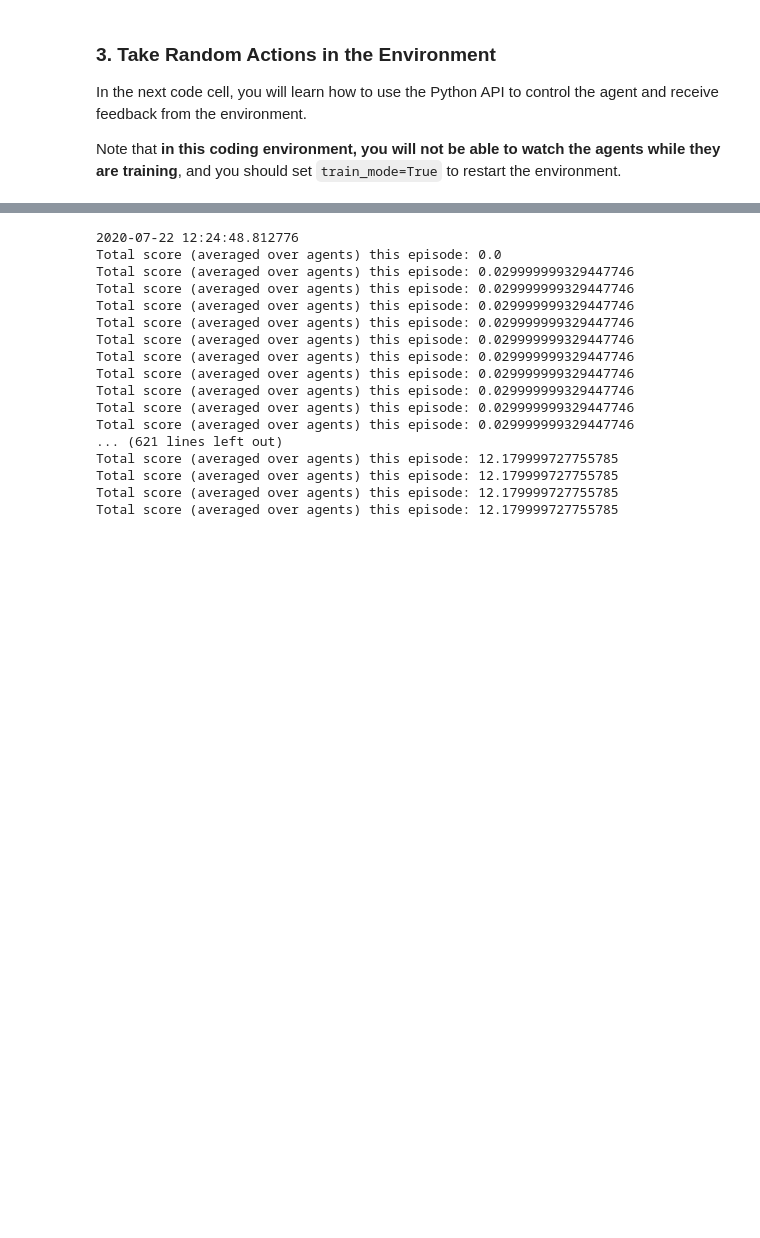
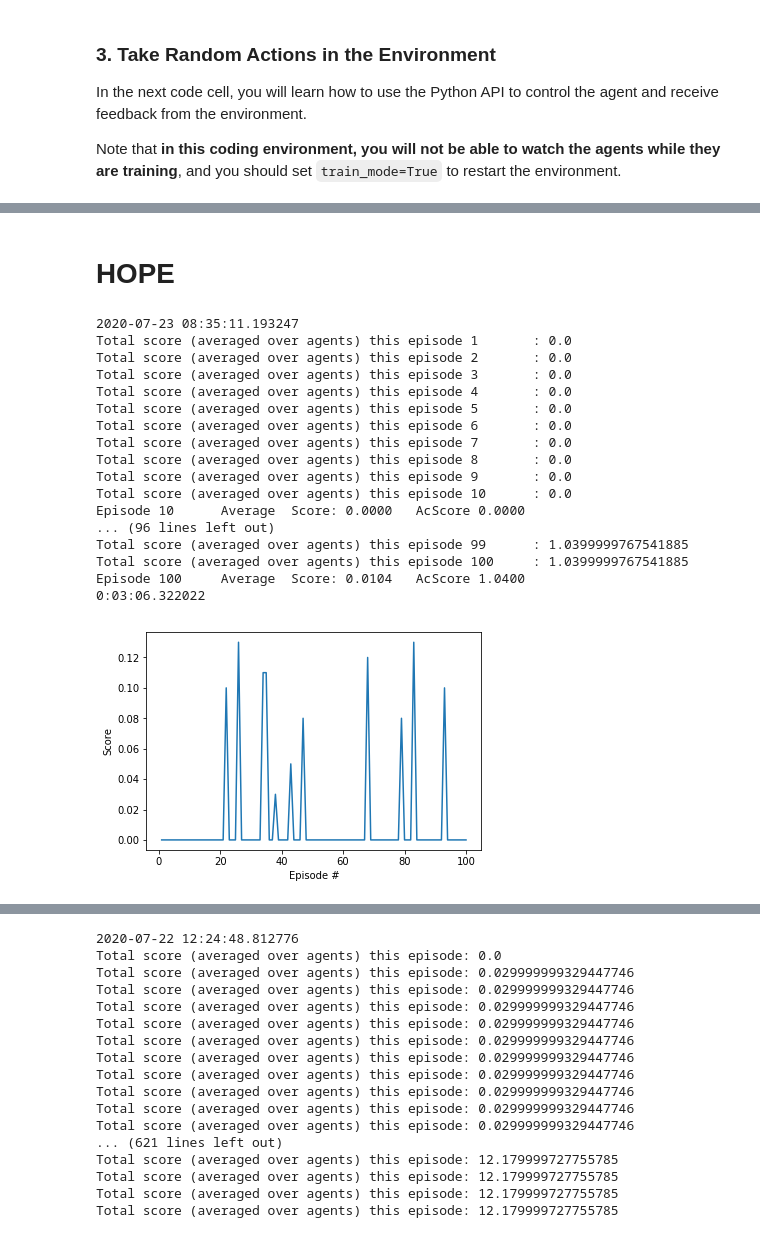
Before and after one commit to SENC/AIReacher, a Jupyter notebook: DDPG/Continuous_Control.ipynb, the cells around one changed output, grey strips where cells are left out. Drawn from its saved outputs; the diff is of its cells as text; code cells hidden in the pictures; blank space fills up the shorter version.

```diff
--- a/DDPG/Continuous_Control.ipynb
+++ b/DDPG/Continuous_Control.ipynb
@@ -95,0 +327,36 @@ print(reacherAI.critic_local)
+# %% [markdown]
+# HOPE
+# %%
+#Episode score reset to zero for new one and add value once done print each episode
+#SCORES - Episode print number,Avg score,and accumulate score updated in np.any(done)
+start = datetime.datetime.now()
+print (start)
+scores = Ddpg(n_episodes=100)
+endtime = datetime.datetime.now() -start
+print (endtime)
+
+fig = plt.figure()
+ax = fig.add_subplot(111)
+plt.plot(np.arange(1, len(scores)+1), scores)
+plt.ylabel('Score')
+plt.xlabel('Episode #')
+plt.show()
+# %% [output]
+2020-07-23 08:35:11.193247
+Total score (averaged over agents) this episode 1       : 0.0
+Total score (averaged over agents) this episode 2       : 0.0
+Total score (averaged over agents) this episode 3       : 0.0
+Total score (averaged over agents) this episode 4       : 0.0
+Total score (averaged over agents) this episode 5       : 0.0
+Total score (averaged over agents) this episode 6       : 0.0
+Total score (averaged over agents) this episode 7       : 0.0
+Total score (averaged over agents) this episode 8       : 0.0
+Total score (averaged over agents) this episode 9       : 0.0
+Total score (averaged over agents) this episode 10      : 0.0
+Episode 10      Average  Score: 0.0000   AcScore 0.0000
+... (96 lines left out)
+Total score (averaged over agents) this episode 99      : 1.0399999767541885
+Total score (averaged over agents) this episode 100     : 1.0399999767541885
+Episode 100     Average  Score: 0.0104   AcScore 1.0400
+0:03:06.322022
+[figure, added]
```
Also changed, not shown: parts of 40 cells of this notebook.
